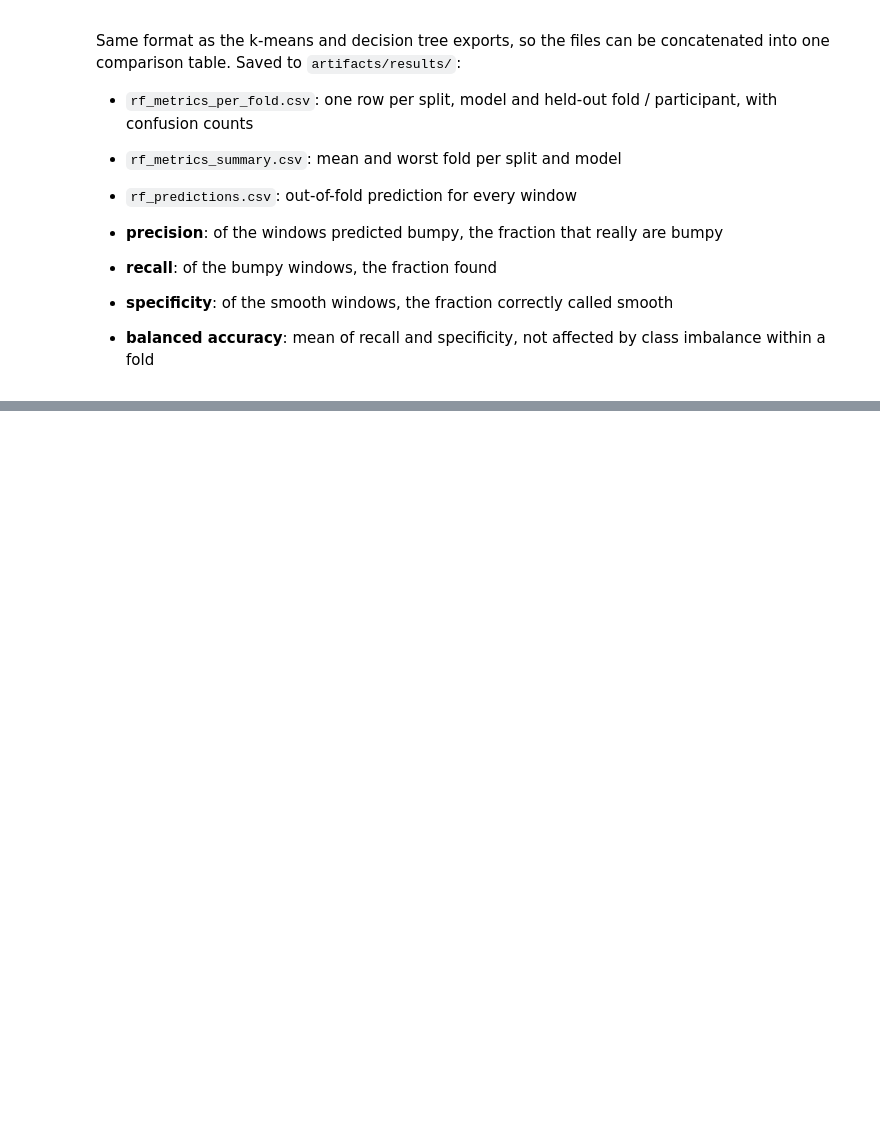
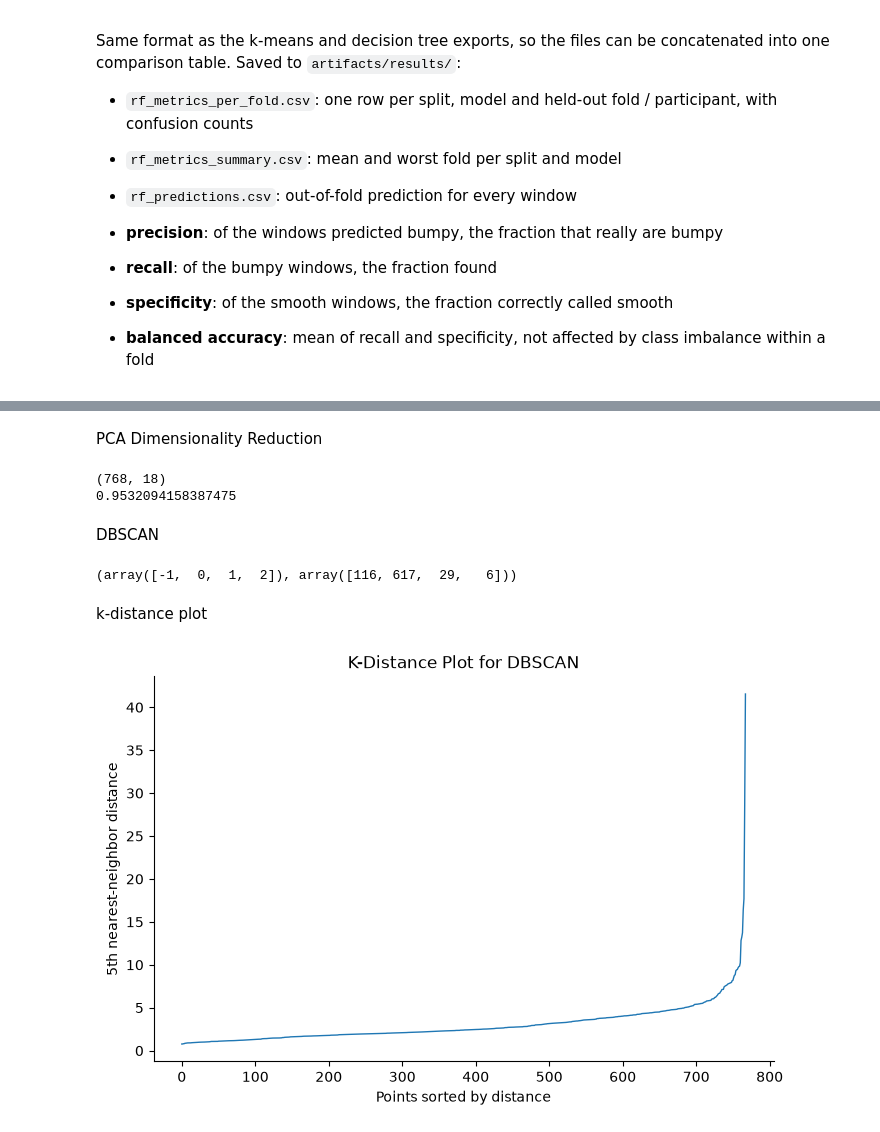
Before and after one commit to kostasparma/Machine_Learning_for_rides, a Jupyter notebook: group19.ipynb, the cells around one changed output, grey strips where cells are left out. Drawn from its saved outputs; the diff is of its cells as text; code cells hidden in the pictures; blank space fills up the shorter version.

Commit message:
Enh manually merged the dbscan implementation.

```diff
--- a/group19.ipynb
+++ b/group19.ipynb
@@ -2011,0 +2133,13 @@ saved to D:\2-Courses\5ARE0-Project\Machine_Learning_for_rides\artifacts\results
+# %%
+def extract_features(w):
+    ch = {c: w[:, i] for i, c in enumerate(data["channels"])}  # Map each channel name to its signal
+
+    return (
+        time_feats(ch["acc_vertical"], "vert")  # Extract time-domain features from vertical acceleration
+        | time_feats(ch["acc_vertical_filtered"], "vertbp")  # Extract time-domain features from filtered vertical acceleration
+        | time_feats(ch["acc_horizontal"], "horiz")  # Extract time-domain features from horizontal acceleration
+        | time_feats(ch["gyro_mag"], "gyro")  # Extract time-domain features from gyroscope magnitude
+        | time_feats(ch["tacc_mag"], "tacc")  # Extract time-domain features from total acceleration magnitude
+        | spec_feats(ch["acc_vertical"], "vert")  # Extract frequency-domain features from vertical acceleration
+        | spec_feats(ch["gyro_mag"], "gyro")  # Extract frequency-domain features from gyroscope magnitude
+    )
@@ -2011,0 +2148,7 @@ saved to D:\2-Courses\5ARE0-Project\Machine_Learning_for_rides\artifacts\results
+# %%
+feat = pd.DataFrame([extract_features(w) for w in data["X"]])  # Extract features from all 570 windows
+FEATS = list(feat.columns)  # Store the names of all extracted features
+X_features = feat.to_numpy(float)  # Convert the feature DataFrame into a NumPy array
+
+print(f"{len(FEATS)} candidate features for {len(feat)} windows")  # Print the number of features and windows
+print(X_features.shape)  # Print the shape of the resulting feature matrix
@@ -2011,0 +2166,5 @@ saved to D:\2-Courses\5ARE0-Project\Machine_Learning_for_rides\artifacts\results
+# %%
+scaler = StandardScaler()  # Create the standardization object
+X_scaled = scaler.fit_transform(X_features)  # Standardize each feature to mean 0 and standard deviation 1
+
+print(X_scaled.shape)  # Check the shape after scaling
@@ -2011,0 +2221,37 @@ saved to D:\2-Courses\5ARE0-Project\Machine_Learning_for_rides\artifacts\results
+# %% [markdown]
+PCA Dimensionality Reduction
+# %%
+pca = PCA(n_components=0.95)  # Keep enough principal components to explain 95% of the variance
+X_pca = pca.fit_transform(X_scaled)  # Transform the standardized features into PCA space
+
+print(X_pca.shape)  # Print the number of windows and retained PCA components
+print(pca.explained_variance_ratio_.sum())  # Print the total explained variance
+# %% [output]
+(768, 18)
+0.9532094158387475
+# %% [markdown]
+DBSCAN
+# %%
+dbscan = DBSCAN(eps=4, min_samples=5)  # Create the final DBSCAN model
+clusters = dbscan.fit_predict(X_pca)  # Assign each window to a cluster
+
+print(np.unique(clusters, return_counts=True))  # Display final cluster sizes
+# %% [output]
+(array([-1,  0,  1,  2]), array([116, 617,  29,   6]))
+# %% [markdown]
+k-distance plot
+# %%
+neighbors = NearestNeighbors(n_neighbors=5)  # Use the 5th nearest neighbor
+distances, _ = neighbors.fit(X_pca).kneighbors(X_pca)  # Compute neighbor distances
+
+k_distances = np.sort(distances[:, -1])  # Sort the 5th-neighbor distances
+
+plt.figure(figsize=(8, 5))  # Create the plot
+plt.plot(k_distances)  # Plot sorted k-distances
+plt.xlabel("Points sorted by distance")  # Label x-axis
+plt.ylabel("5th nearest-neighbor distance")  # Label y-axis
+plt.title("K-Distance Plot for DBSCAN")  # Add plot title
+plt.grid()  # Show grid
+plt.show()  # Display the plot
+# %% [output]
+[figure, added]
```
Also changed, not shown: parts of 42 cells of this notebook, 3 other files.
